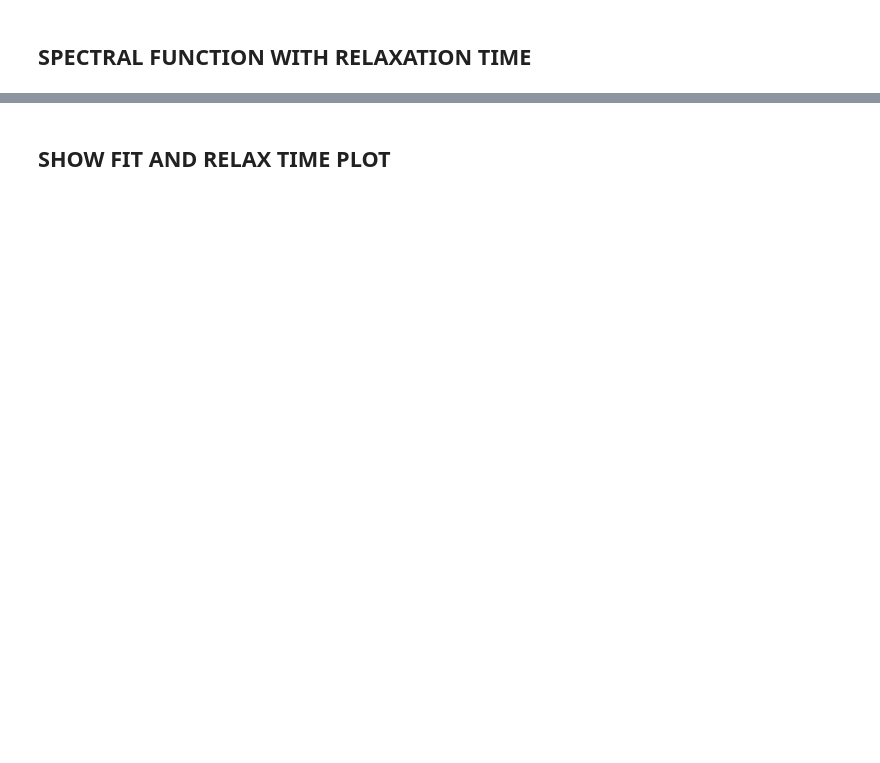
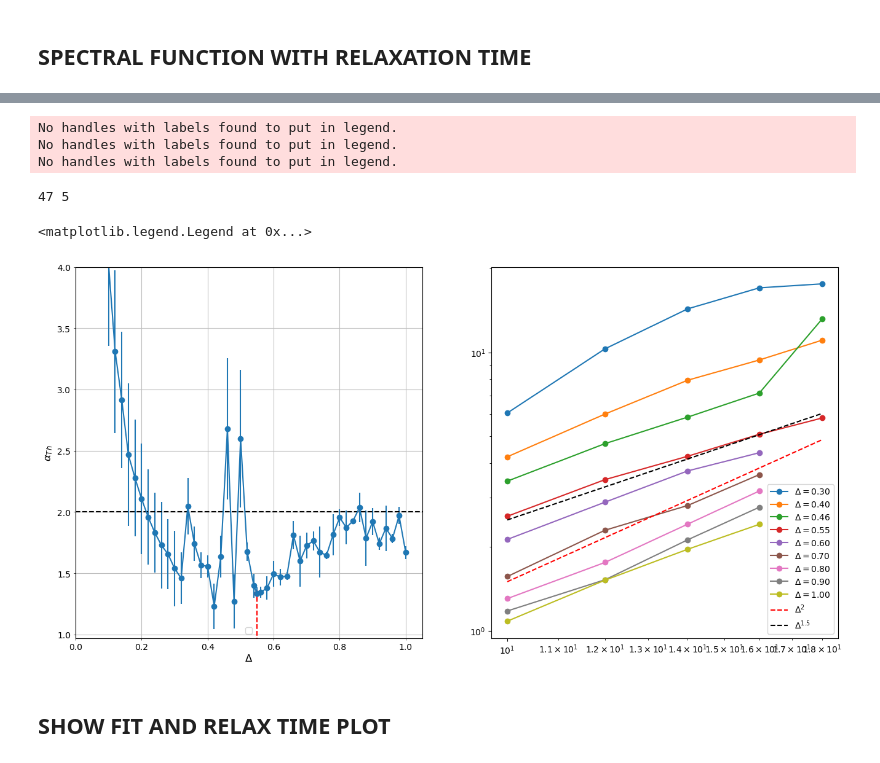
Before and after one commit to makskliczkowski/Transverse_Ising_ETH, a Jupyter notebook: IsignTransverse_ETH/Python/spectral_functions.ipynb, the cells around one changed output, grey strips where cells are left out. Saved outputs shown, nothing was run; the diff lists cells and outputs as text; code cells hidden in the pictures; blank space fills up the shorter version.

```diff
--- a/IsignTransverse_ETH/Python/spectral_functions.ipynb
+++ b/IsignTransverse_ETH/Python/spectral_functions.ipynb
@@ -368,3 +438,64 @@ axis2.legend(ncol=2, loc='lower center')
+# %%
+
+vals_spec = spec_fun.get_scaling_array(user_settings)
+new_set_class = copy.deepcopy(cf.plot_settings)
+
+" Find thouless data "
+tau_data = []
+try :
+    tau_data = thouless.load(getattr(new_set_class, 'settings'))
+except OSError:
+    print("No Thouless data present")
+print(len(tau_data[0]), len(tau_data[2][0]))
+exponent = []
+error_bars = []
+for i in  range(len(tau_data[0])):
+    pars, pcov = fit(f=power_law,
+                    xdata=tau_data[1][i],
+                    ydata=tau_data[2][i])
+    exponent.append(pars[0])
+    error_bars.append(np.sqrt(np.diag(pcov)[0]))
+
+error_bars = np.array(error_bars)
+ii = user_settings['scaling_idx']
+xlab = "q/\\pi" if ii == 5 else (hfun.var_name if ii == 2 else user_settings['scaling'])
+
+fig, (ax1, ax2) = plt.subplots( nrows=1, ncols=2, figsize=(16,8), dpi = 100)
+#ax.plot(tau_data[0], exponent, marker='o')
+ax1.errorbar(tau_data[0], exponent, yerr=error_bars, marker='o')
+
+if user_settings['scaling_idx'] == 2:
+    idx = list(tau_data[0]).index(cf.g)
+    ax1.plot([tau_data[0][idx], tau_data[0][idx]], [0.0, exponent[idx]], color='red', linestyle='--', marker='o')
+
+set_inset_style(axis = ax1,
+                vals = tau_data[0],
+                set_class = new_set_class,
+                ylim = (0, 4),
+                ylabel = "\\alpha_{Th}")
+ax1.set_xscale('linear')
+ax1.set_yscale('linear')
+ax1.set_xlim(0.0, None)
+ax1.axhline(y=2.0, linestyle='--', color='black')
+
+pars = [0.3, 0.4, 0.46, 0.55, 0.6, 0.7, 0.8, 0.9, 1.0]
+for i in range(len(tau_data[0])):  tau_data[0][i] = round(tau_data[0][i], 3)
+for xxx in pars:
+    idx = list(tau_data[0]).index(xxx)
+    ax2.plot(tau_data[1][idx], tau_data[2][idx], marker='o', label=hfun.key_title(x=xxx, settings=user_settings) )
+ax2.set_xscale('log')
+ax2.set_yscale('log')
+x=tau_data[1][0]
+ax2.plot(x, 1.5*(x/10.)**(2), linestyle='--', color='red', label=r"$%s^{2}$"%xlab)
+ax2.plot(x, 2.5*(x/10.)**(1.5), linestyle='--', color='black', label=r"$%s^{1.5}$"%xlab)
+ax2.legend()
+# %% [output]
+No handles with labels found to put in legend.
+No handles with labels found to put in legend.
+No handles with labels found to put in legend.
+47 5
+<matplotlib.legend.Legend at 0x...>
+[figure, added]
 # %% [markdown]
 ## SHOW FIT AND RELAX TIME PLOT
 # %%
```
Also changed, not shown: parts of 11 cells of this notebook, 9 other files.
